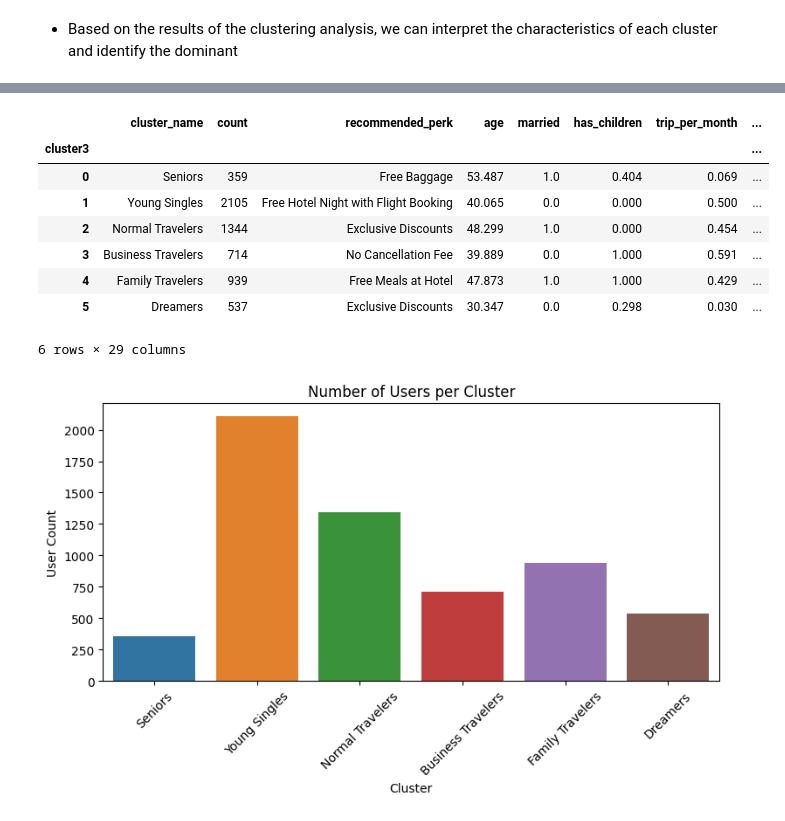
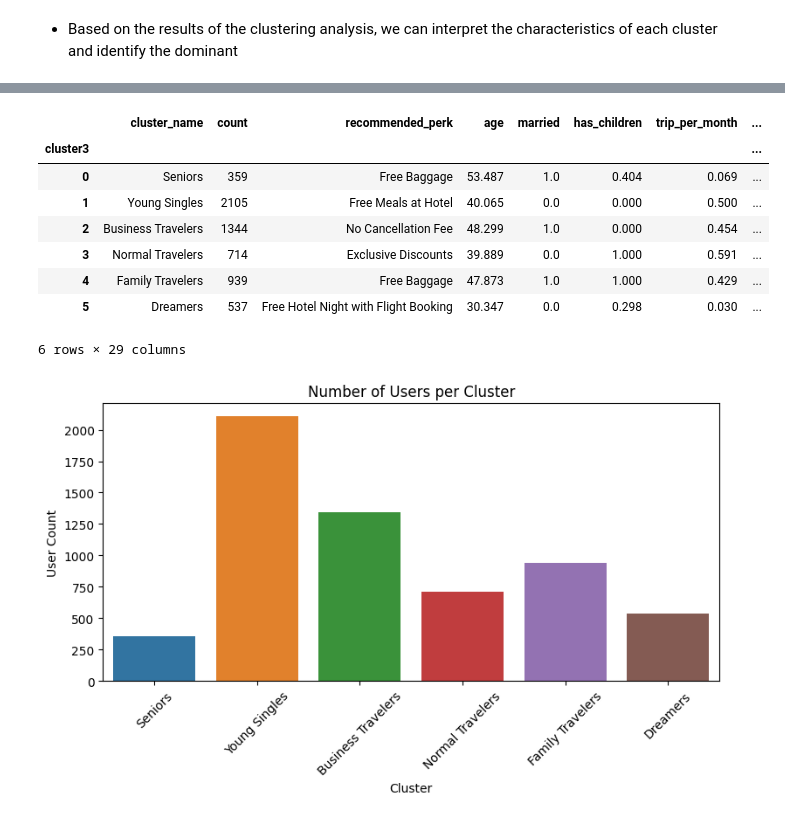
Before and after one commit to stknkm/Mastery_Project_MS_TravelTide, a Jupyter notebook: TravelTide.ipynb, the cells around one changed output, grey strips where cells are left out. Drawn from its saved outputs; the diff is of its cells as text; code cells hidden in the pictures.

```diff
--- a/TravelTide.ipynb
+++ b/TravelTide.ipynb
@@ -895,50 +897,50 @@ import numpy as np
 cluster_names = {
     0: "Seniors",
     1: "Young Singles",
-    2: "Normal Travelers",
-    3: "Business Travelers",
+    2: "Business Travelers",
+    3: "Normal Travelers",
     4: "Family Travelers",
     5: "Dreamers"
 }
 
 # Recommended perks for each cluster
 perk_mapping = {
     0: "Free Baggage",
-    1: "Free Hotel Night with Flight Booking",
-    2: "Exclusive Discounts",
-    3: "No Cancellation Fee",
-    4: "Free Meals at Hotel",
-    5: "Exclusive Discounts"
+    1: "Free Meals at Hotel",
+    2: "No Cancellation Fee",
+    3: "Exclusive Discounts",
+    4: "Free Baggage",
+    5: "Free Hotel Night with Flight Booking"
 }
 
 # Calculate average values for selected features by cluster
 cluster_means_pca3 = final_df.groupby('cluster3')[selected_features].mean().round(3)
 
 # Add user count for each cluster
 cluster_means_pca3['count'] = final_df['cluster3'].value_counts().sort_index()
 
 # Map cluster names
 cluster_means_pca3['cluster_name'] = cluster_means_pca3.index.map(cluster_names)
 
 # Map recommended perks
 cluster_means_pca3['recommended_perk'] = cluster_means_pca3.index.map(perk_mapping)
 
 # Reorder columns for better readability
 ordered_columns = ['cluster_name', 'count', 'recommended_perk'] + \
     [col for col in cluster_means_pca3.columns if col not in ['cluster_name', 'count', 'recommended_perk']]
 cluster_profiles = cluster_means_pca3[ordered_columns]
 
 # Show the final cluster profile table
 display(cluster_profiles)
 # %% [output]
 |  | cluster_name | count | recommended_perk | age | married | has_children | trip_per_month | ... |
 | cluster3 |  |  |  |  |  |  |  | ... |
 | 0 | Seniors | 359 | Free Baggage | 53.487 | 1.0 | 0.404 | 0.069 | ... |
-| 1 | Young Singles | 2105 | Free Hotel Night with Flight Booking | 40.065 | 0.0 | 0.000 | 0.500 | ... |
-| 2 | Normal Travelers | 1344 | Exclusive Discounts | 48.299 | 1.0 | 0.000 | 0.454 | ... |
-| 3 | Business Travelers | 714 | No Cancellation Fee | 39.889 | 0.0 | 1.000 | 0.591 | ... |
-| 4 | Family Travelers | 939 | Free Meals at Hotel | 47.873 | 1.0 | 1.000 | 0.429 | ... |
-| 5 | Dreamers | 537 | Exclusive Discounts | 30.347 | 0.0 | 0.298 | 0.030 | ... |
+| 1 | Young Singles | 2105 | Free Meals at Hotel | 40.065 | 0.0 | 0.000 | 0.500 | ... |
+| 2 | Business Travelers | 1344 | No Cancellation Fee | 48.299 | 1.0 | 0.000 | 0.454 | ... |
+| 3 | Normal Travelers | 714 | Exclusive Discounts | 39.889 | 0.0 | 1.000 | 0.591 | ... |
+| 4 | Family Travelers | 939 | Free Baggage | 47.873 | 1.0 | 1.000 | 0.429 | ... |
+| 5 | Dreamers | 537 | Free Hotel Night with Flight Booking | 30.347 | 0.0 | 0.298 | 0.030 | ... |
 6 rows × 29 columns
 # %%
 plt.figure(figsize=(8, 5))
@@ -950,4 +952,4 @@ plt.xticks(rotation=45)
 plt.tight_layout()
 plt.show()
 # %% [output]
-[figure, old version]
+[figure, new version]
```
Also changed, not shown: parts of 2 cells of this notebook.
